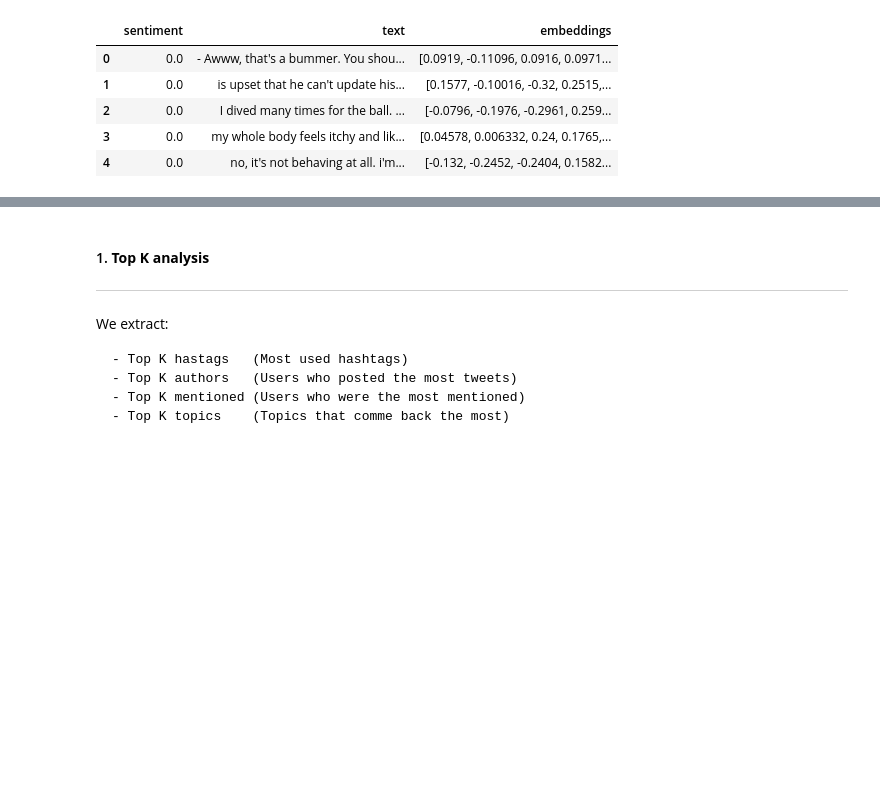
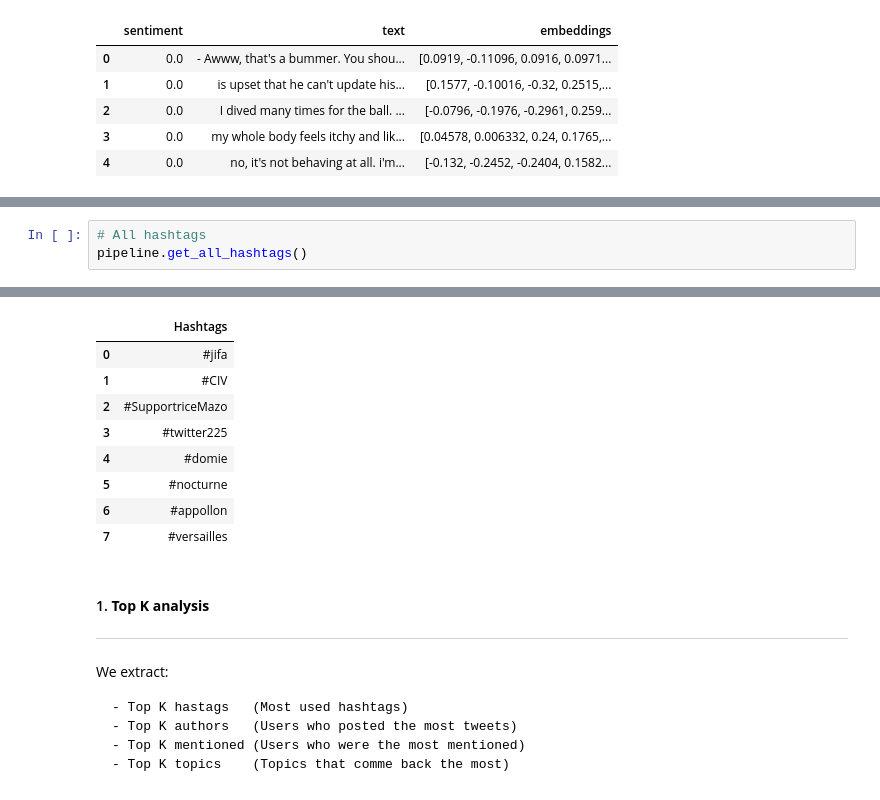
Before and after one commit to Egeyae/InPoDA-project-in304, a Jupyter notebook: InPoDA_CompteRendu.ipynb, the cells around one changed output, grey strips where cells are left out. Saved outputs shown, nothing was run; the diff lists cells and outputs as text; blank space fills up the shorter version.

```diff
--- a/InPoDA_CompteRendu.ipynb
+++ b/InPoDA_CompteRendu.ipynb
@@ -148,0 +192,4 @@ This part is a presentation of different analysis we can extract from the data p
+# %%
+# All hashtags
+pipeline.get_all_hashtags()
+# %% [output]
@@ -149,3 +197,12 @@ This part is a presentation of different analysis we can extract from the data p
+|  | Hashtags |
+| 0 | #jifa |
+| 1 | #CIV |
+| 2 | #SupportriceMazo |
+| 3 | #twitter225 |
+| 4 | #domie |
+| 5 | #nocturne |
+| 6 | #appollon |
+| 7 | #versailles |
 # %% [markdown]
 #### 1. **Top K analysis**
 ---
```
Also changed, not shown: parts of 32 cells of this notebook, 8 other files.
